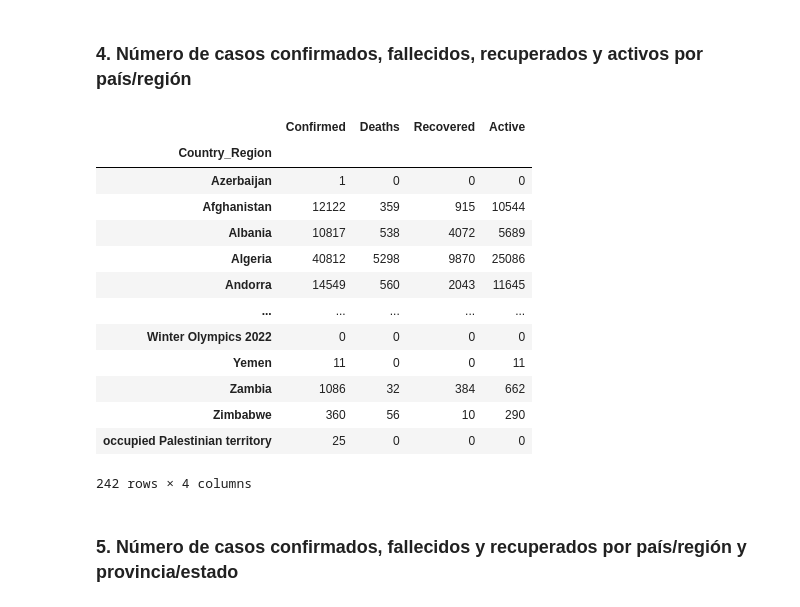
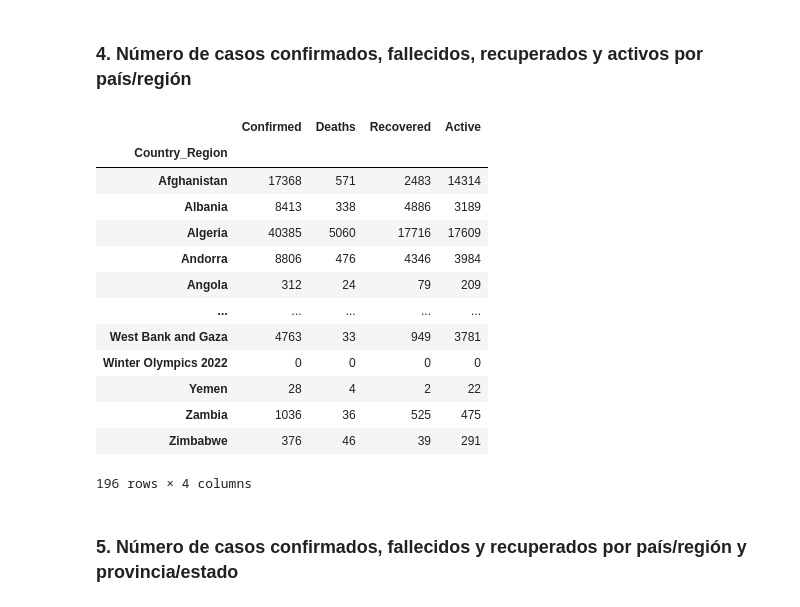
Before and after one commit to AlexisPV/Proyecto_Gestion_datos, a Jupyter notebook: Pinto_gestion.ipynb, the cells around one changed output. Saved outputs shown, nothing was run; the diff lists cells and outputs as text; code cells hidden in the pictures.

Commit message:
12-True3

```diff
--- a/Pinto_gestion.ipynb
+++ b/Pinto_gestion.ipynb
@@ -15,26 +12,30 @@ import requests
 
 
 # Obtener la fecha de inicio del usuario
-#fecha_inicio_str = input("Ingrese la fecha de inicio (DD-MM-YYYY): ")
-#fecha_inicio = datetime.strptime(fecha_inicio_str, "%d-%m-%Y")
+fecha_inicio_str = input("Ingrese la fecha de inicio (DD-MM-YYYY): ")
+fecha_inicio = datetime.strptime(fecha_inicio_str, "%d-%m-%Y")
 
 # Obtener la fecha de fin del usuario
-#fecha_fin_str = input("Ingrese la fecha de fin (DD-MM-YYYY): ")
-#fecha_fin = datetime.strptime(fecha_fin_str, "%d-%m-%Y")
+fecha_fin_str = input("Ingrese la fecha de fin (DD-MM-YYYY): ")
+fecha_fin = datetime.strptime(fecha_fin_str, "%d-%m-%Y")
 
 # Definir las dos fechas de inicio y fin
-fecha_inicio = datetime(2020, 4, 20)
-fecha_fin = datetime(2021, 4, 25)
+#fecha_inicio = datetime(2020, 4, 20)
+#fecha_fin = datetime(2020 , 5, 1)
 
 # obtener primera fecha
 link = "https://raw.githubusercontent.com/CSSEGISandData/COVID-19/master/csse_covid_19_data/csse_covid_19_daily_reports/"+fecha_inicio.strftime("%m-%d-%Y")+".csv"
 df = pd.read_csv(link, index_col=0)
 
+df["year"]  = fecha_inicio.year
+df["month"] = fecha_inicio.month
+df["day"] = fecha_inicio.day
+
 ## remplazar columna que varia en DataFrame
 contry = df.filter(regex="Country").columns.tolist()
 Fecha = df.filter(regex="Last_Update").columns.tolist()
 
-## remplazar columna que varia en DataFrame
+## remplazar columna que varian en DataFrame
 if len(contry) > 0:
     df.rename(columns={contry[0]:"Country_Region"}, inplace=True)
 
@@ -46,9 +47,6 @@ if len(Fecha) > 0:
 # sumar un dia
 fecha_inicio += timedelta(days=1)
 
-df["year"]  = fecha_inicio.year
-df["month"] = fecha_inicio.month
-df["day"] = fecha_inicio.day
 # Recorrer todas las fechas en el intervalo
 while fecha_inicio <= fecha_fin:
 
@@ -56,16 +54,18 @@ while fecha_inicio <= fecha_fin:
 
         link = "https://raw.githubusercontent.com/CSSEGISandData/COVID-19/master/csse_covid_19_data/csse_covid_19_daily_reports/"+fecha_inicio.strftime("%m-%d-%Y")+".csv"
         df2 = pd.read_csv(link,index_col=0)
+        df2["year"]  = fecha_inicio.year
+        df2["month"] = fecha_inicio.month
+        df2["day"] = fecha_inicio.day
 
+        print("La fecha", fecha_inicio.strftime("%m-%d-%Y"),"fue leida" )
 
 
     except:
         print("Error en en la fecha", fecha_inicio.strftime("%m-%d-%Y") )
         pass
 
-    df2["year"]  = fecha_inicio.year
-    df2["month"] = fecha_inicio.month
-    df2["day"] = fecha_inicio.month
+
     ## remplazar columna que varia en DataFrame
     contry = df2.filter(regex="Country").columns.tolist()
     Fecha = df2.filter(regex="Last_Update").columns.tolist()
@@ -76,9 +76,10 @@ while fecha_inicio <= fecha_fin:
     if len(Fecha) > 0:
         df2.rename(columns={Fecha[0]:"Last Update"}, inplace=True)
 
+    ## juntar los dataFrame
     df = pd.concat([df,df2],ignore_index=True)
 
-    print("La fecha", fecha_inicio.strftime("%m-%d-%Y"),"fue leida" )
+    ## sumar un dia
     fecha_inicio += timedelta(days=1)
 
 df.reset_index(inplace=True)
@@ -188,33 +171,37 @@ dtype: int64
 # %%
 
 df["Recovered"].fillna(0,inplace=True)
 df["Active"].fillna(0,inplace=True)
-df["Province_State"].fillna("sin provi",inplace=True)
+df["Confirmed"].fillna(0,inplace=True)
+df["Deaths"].fillna(0,inplace=True)
+df["Province_State"].fillna("sin provincia",inplace=True)
 
 ## replazar datos inconsistentes
+df["Active"] = df["Active"].astype(int)
+df["Recovered"] = df["Recovered"].astype(int)
 df["Active"] = df["Active"].astype(int)
 df["Recovered"] = df["Recovered"].astype(int)
 
 #df["Province_State"].replace(np.nan, "Sin informacion" ,inplace=True)
 
 ## agrupar por pais/Reguib
 Group4 = df.groupby(["Country_Region"])[["Confirmed","Deaths","Recovered","Active"]].sum()
 Group4
 # %% [output]
 |  | Confirmed | Deaths | Recovered | Active |
 | Country_Region |  |  |  |  |
-| Azerbaijan | 1 | 0 | 0 | 0 |
-| Afghanistan | 12122 | 359 | 915 | 10544 |
-| Albania | 10817 | 538 | 4072 | 5689 |
-| Algeria | 40812 | 5298 | 9870 | 25086 |
-| Andorra | 14549 | 560 | 2043 | 11645 |
+| Afghanistan | 17368 | 571 | 2483 | 14314 |
+| Albania | 8413 | 338 | 4886 | 3189 |
+| Algeria | 40385 | 5060 | 17716 | 17609 |
+| Andorra | 8806 | 476 | 4346 | 3984 |
+| Angola | 312 | 24 | 79 | 209 |
 | ... | ... | ... | ... | ... |
+| West Bank and Gaza | 4763 | 33 | 949 | 3781 |
 | Winter Olympics 2022 | 0 | 0 | 0 | 0 |
-| Yemen | 11 | 0 | 0 | 11 |
-| Zambia | 1086 | 32 | 384 | 662 |
-| Zimbabwe | 360 | 56 | 10 | 290 |
-| occupied Palestinian territory | 25 | 0 | 0 | 0 |
+| Yemen | 28 | 4 | 2 | 22 |
+| Zambia | 1036 | 36 | 525 | 475 |
+| Zimbabwe | 376 | 46 | 39 | 291 |
-242 rows × 4 columns
+196 rows × 4 columns
 # %% [markdown]
 ### 5. Número de casos confirmados, fallecidos y recuperados por país/región y provincia/estado
 # %%
```
Also changed, not shown: parts of 20 cells of this notebook.
